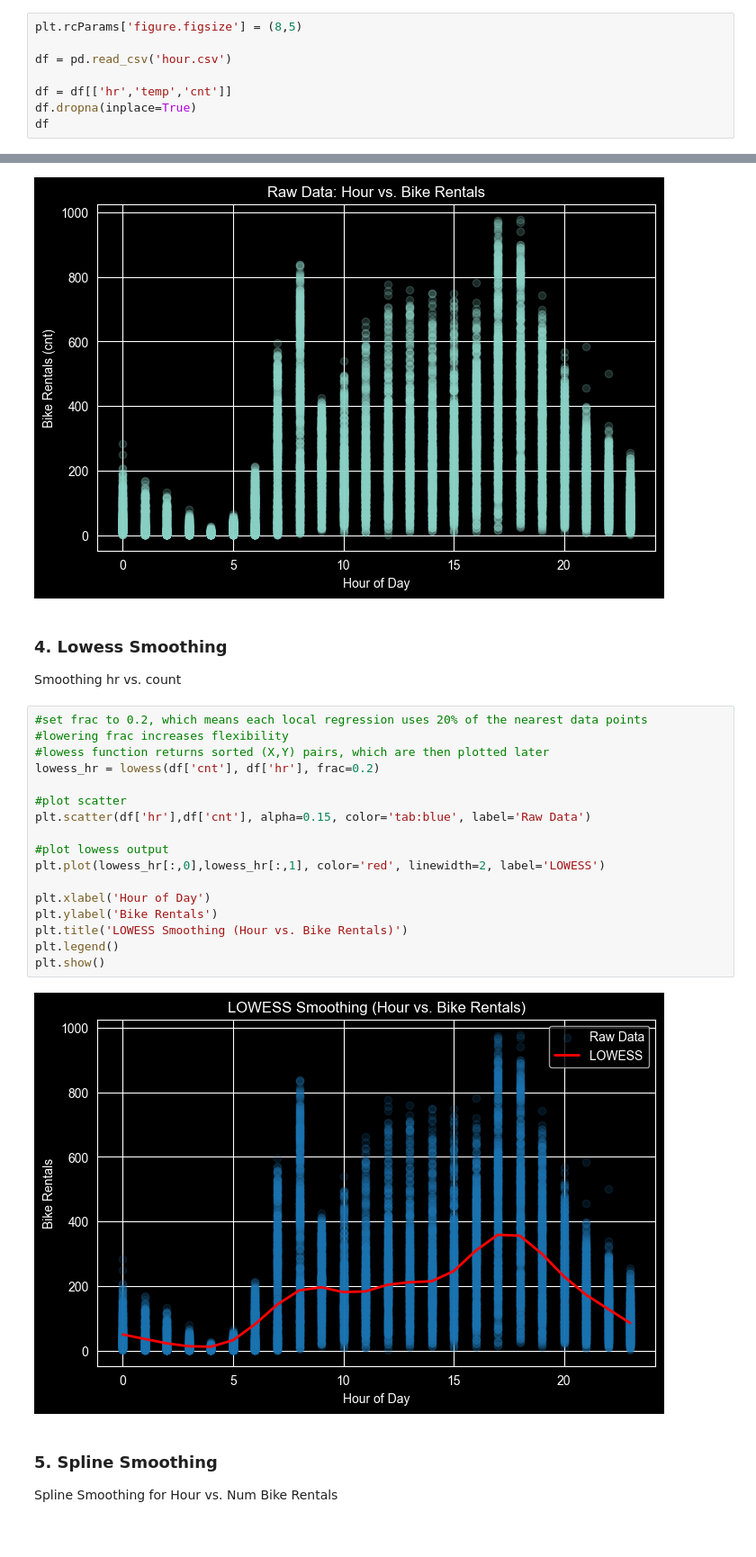
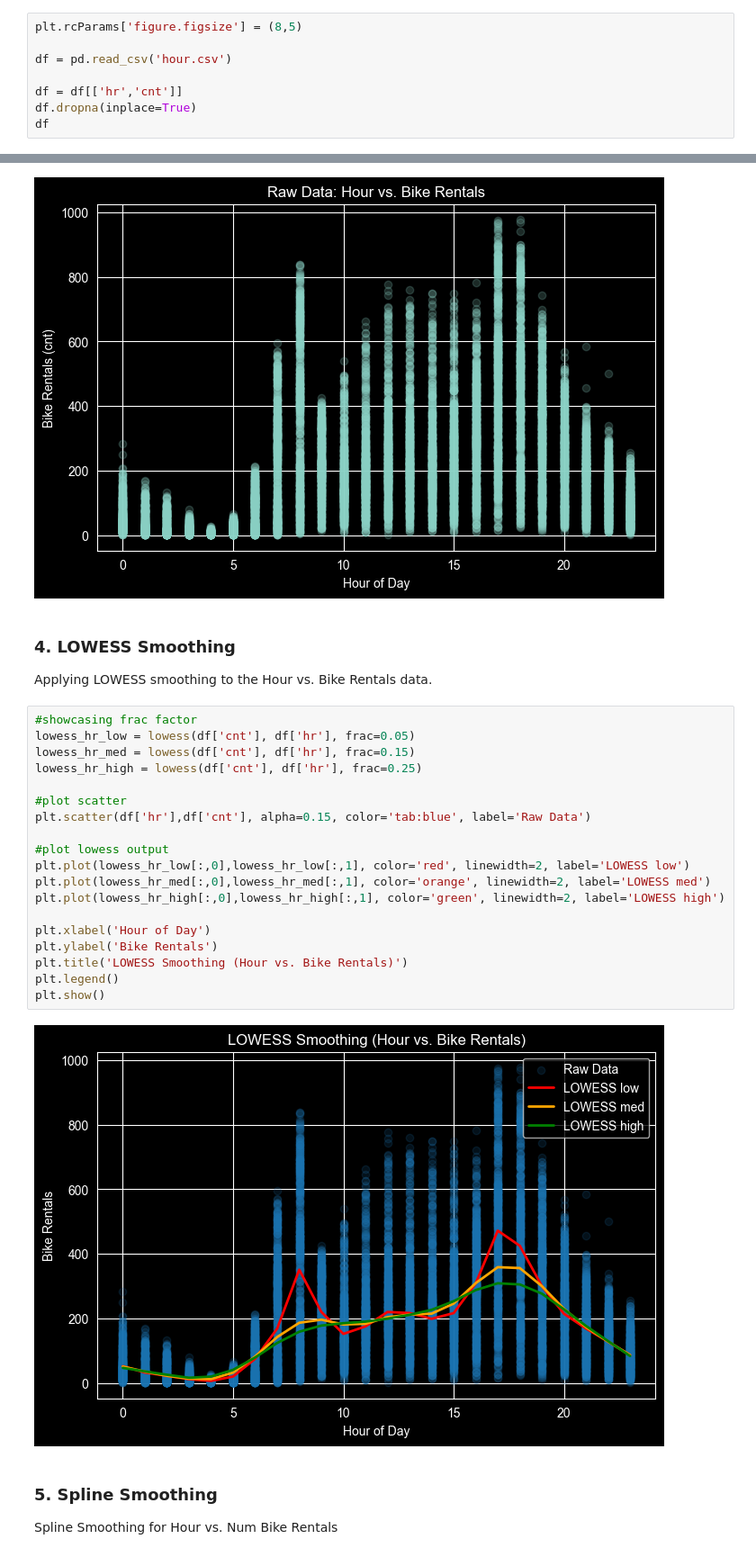
Before and after one commit to adubale/cs5204-lowess-spline-smoothing-project, a Jupyter notebook: project-notebook.ipynb, the cells around one changed output, grey strips where cells are left out. Shown at 90% size. Drawn from its saved outputs; the diff is of its cells as text.

```diff
--- a/project-notebook.ipynb
+++ b/project-notebook.ipynb
@@ -20,7 +20,7 @@ plt.rcParams['figure.figsize'] = (8,5)
 
 df = pd.read_csv('hour.csv')
 
-df = df[['hr','temp','cnt']]
+df = df[['hr','cnt']]
 df.dropna(inplace=True)
 df
 # %% [output]
@@ -49,27 +49,29 @@ plt.show()
 # %% [output]
 [figure]
 # %% [markdown]
-### 4. Lowess Smoothing
-Smoothing hr vs. count
+### 4. LOWESS Smoothing
+Applying LOWESS smoothing to the Hour vs. Bike Rentals data.
 # %%
-#set frac to 0.2, which means each local regression uses 20% of the nearest data points
-#lowering frac increases flexibility
-#lowess function returns sorted (X,Y) pairs, which are then plotted later
-lowess_hr = lowess(df['cnt'], df['hr'], frac=0.2)
+#showcasing frac factor
+lowess_hr_low = lowess(df['cnt'], df['hr'], frac=0.05)
+lowess_hr_med = lowess(df['cnt'], df['hr'], frac=0.15)
+lowess_hr_high = lowess(df['cnt'], df['hr'], frac=0.25)
 
 #plot scatter
 plt.scatter(df['hr'],df['cnt'], alpha=0.15, color='tab:blue', label='Raw Data')
 
 #plot lowess output
-plt.plot(lowess_hr[:,0],lowess_hr[:,1], color='red', linewidth=2, label='LOWESS')
+plt.plot(lowess_hr_low[:,0],lowess_hr_low[:,1], color='red', linewidth=2, label='LOWESS low')
+plt.plot(lowess_hr_med[:,0],lowess_hr_med[:,1], color='orange', linewidth=2, label='LOWESS med')
+plt.plot(lowess_hr_high[:,0],lowess_hr_high[:,1], color='green', linewidth=2, label='LOWESS high')
 
 plt.xlabel('Hour of Day')
 plt.ylabel('Bike Rentals')
 plt.title('LOWESS Smoothing (Hour vs. Bike Rentals)')
 plt.legend()
 plt.show()
 # %% [output]
-[figure, old version]
+[figure, new version]
 # %% [markdown]
 ### 5. Spline Smoothing
 Spline Smoothing for Hour vs. Num Bike Rentals
```
Also changed, not shown: parts of 3 cells of this notebook.
